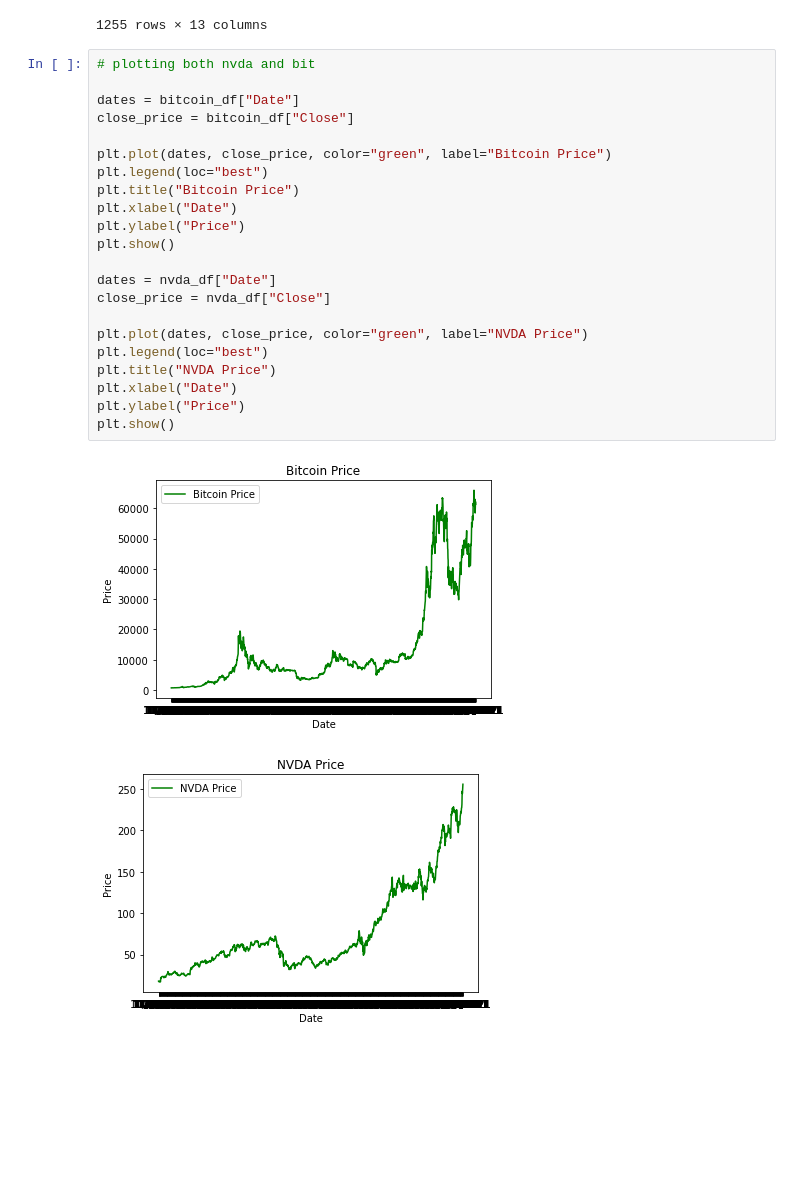
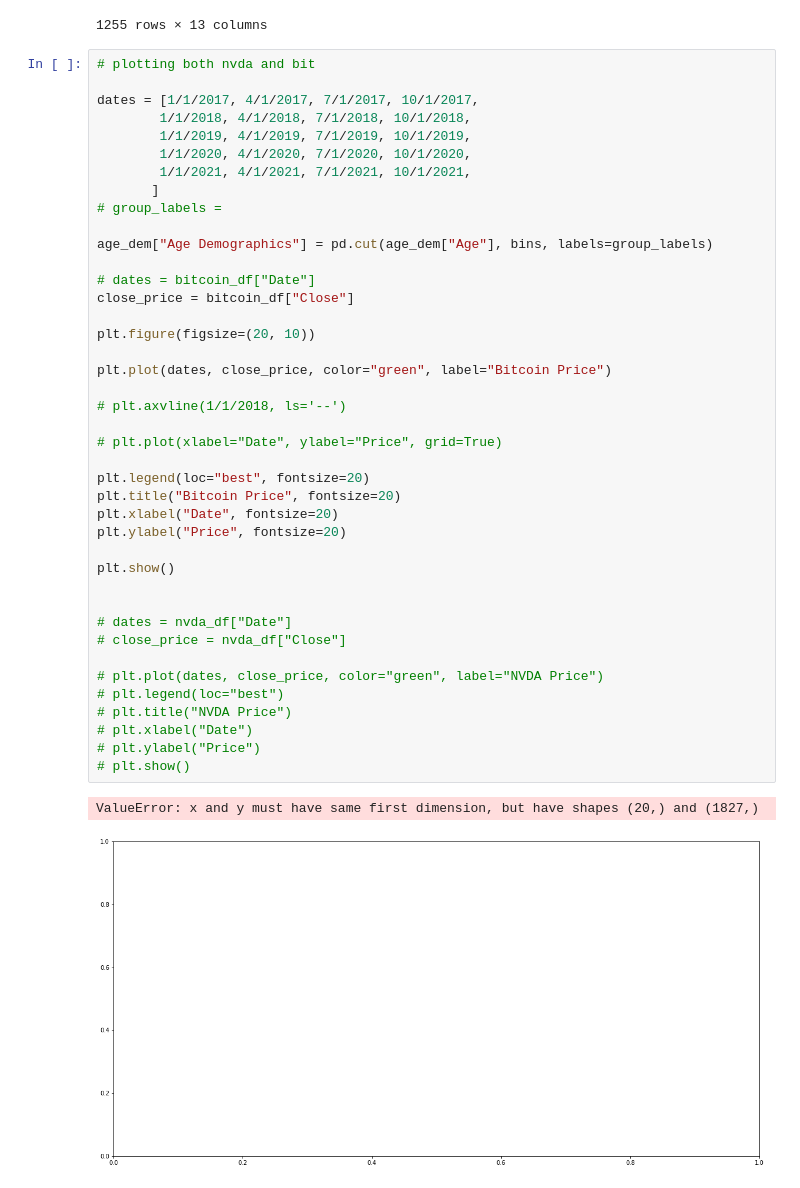
Before and after one commit to CharlotteC21/Cryptocurreny-Trend-Analysis-Group-Project, a Jupyter notebook: Bitcoin plot since 2016 to 10.29.21.ipynb, the cells around one changed output. Drawn from its saved outputs; the diff is of its cells as text; blank space fills up the shorter version.

```diff
--- a/Bitcoin plot since 2016 to 10.29.21.ipynb
+++ b/Bitcoin plot since 2016 to 10.29.21.ipynb
@@ -58,28 +58,47 @@ bit_nvda_merge
 # %%
 # plotting both nvda and bit
 
-dates = bitcoin_df["Date"]
+dates = [1/1/2017, 4/1/2017, 7/1/2017, 10/1/2017,
+        1/1/2018, 4/1/2018, 7/1/2018, 10/1/2018,
+        1/1/2019, 4/1/2019, 7/1/2019, 10/1/2019,
+        1/1/2020, 4/1/2020, 7/1/2020, 10/1/2020,
+        1/1/2021, 4/1/2021, 7/1/2021, 10/1/2021,
+       ]
+# group_labels =
+
+age_dem["Age Demographics"] = pd.cut(age_dem["Age"], bins, labels=group_labels)
+
+# dates = bitcoin_df["Date"]
 close_price = bitcoin_df["Close"]
 
+plt.figure(figsize=(20, 10))
+
 plt.plot(dates, close_price, color="green", label="Bitcoin Price")
-plt.legend(loc="best")
-plt.title("Bitcoin Price")
-plt.xlabel("Date")
-plt.ylabel("Price")
+
+# plt.axvline(1/1/2018, ls='--')
+
+# plt.plot(xlabel="Date", ylabel="Price", grid=True)
+
+plt.legend(loc="best", fontsize=20)
+plt.title("Bitcoin Price", fontsize=20)
+plt.xlabel("Date", fontsize=20)
+plt.ylabel("Price", fontsize=20)
+
 plt.show()
 
-dates = nvda_df["Date"]
-close_price = nvda_df["Close"]
 
-plt.plot(dates, close_price, color="green", label="NVDA Price")
-plt.legend(loc="best")
-plt.title("NVDA Price")
-plt.xlabel("Date")
-plt.ylabel("Price")
-plt.show()
+# dates = nvda_df["Date"]
+# close_price = nvda_df["Close"]
+
+# plt.plot(dates, close_price, color="green", label="NVDA Price")
+# plt.legend(loc="best")
+# plt.title("NVDA Price")
+# plt.xlabel("Date")
+# plt.ylabel("Price")
+# plt.show()
 # %% [output]
+ValueError: x and y must have same first dimension, but have shapes (20,) and (1827,)
-[figure, old version]
+[figure, new version]
-[figure, removed]
 # %%
 ###### plotting both lines - Data with NVDA VS BITCOIN
 nvdaclose_price = bit_nvda_merge["NVDA Close"]
```
Also changed, not shown: parts of 8 cells of this notebook, 1 other file.
